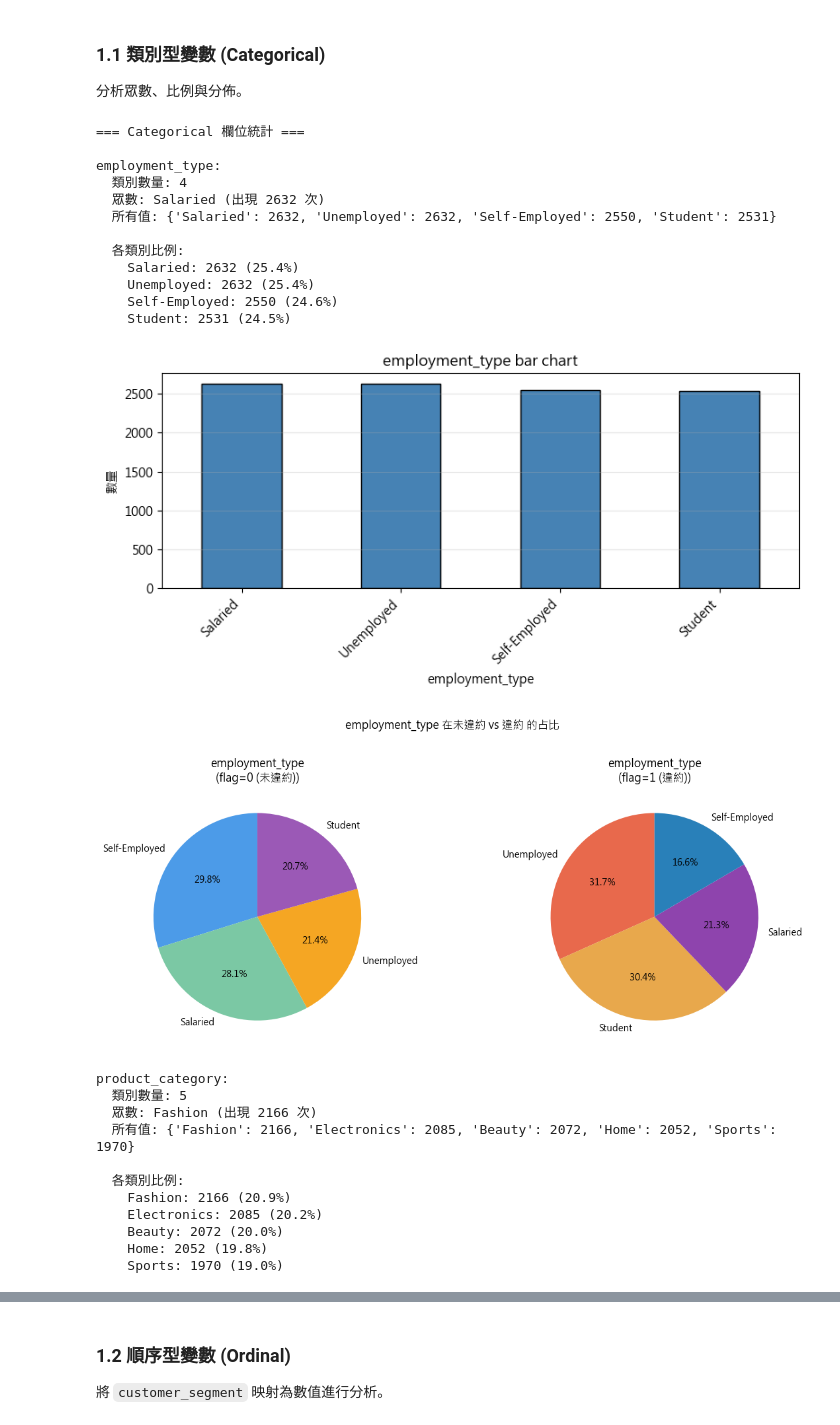
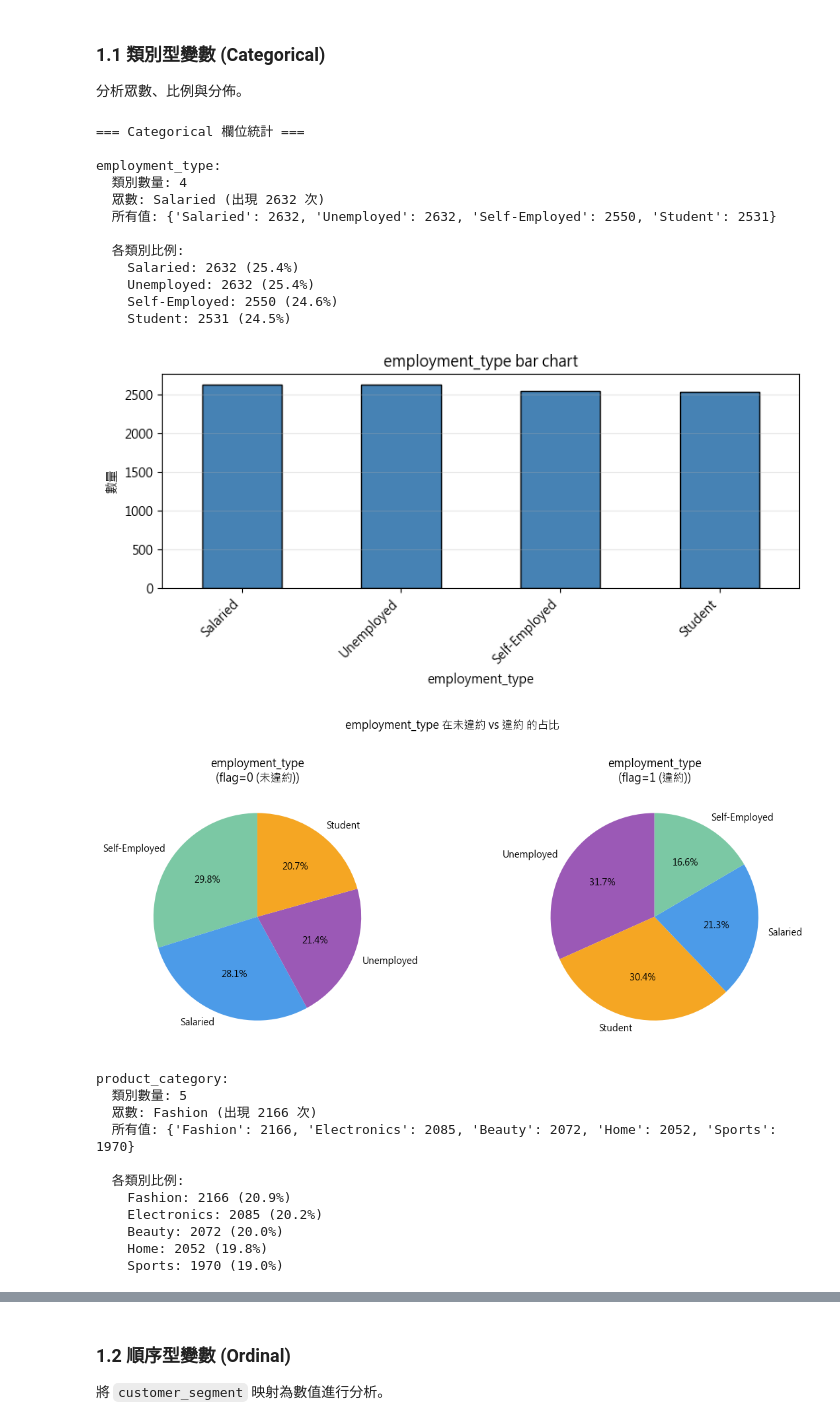
Before and after one commit to BobbleUnderBox/DataMiningG1FinalProject, a Jupyter notebook: notebooks/02_exploratory_data_analysis.ipynb, the cells around one changed output, grey strips where cells are left out. Drawn from its saved outputs; the diff is of its cells as text; code cells hidden in the pictures.

Commit message:
fixed for colors on pie charts

```diff
--- a/notebooks/02_exploratory_data_analysis.ipynb
+++ b/notebooks/02_exploratory_data_analysis.ipynb
@@ -100,41 +100,41 @@ for col in data_types['Categorical']:
         if col == 'default_flag':
             fig, ax = plt.subplots(figsize=(5, 5))
             vc = df[col].value_counts()
             ax.pie(vc, labels=[f"Flag={v}" for v in vc.index],
                    autopct='%1.1f%%', startangle=90,
                    colors=['#4C9BE8', '#E8694C'])
             ax.set_title(f"{col} 整體占比")
             plt.tight_layout()
             plt.show()
         else:
             fig, axes = plt.subplots(1, 2, figsize=(12, 5))
-            for ax, flag_val, color_set in zip(
-                axes, [0, 1],
-                [['#4C9BE8', '#7BC8A4', '#F5A623', '#9B59B6', '#E74C3C', '#2ECC71'],
-                 ['#E8694C', '#E8A84C', '#8E44AD', '#2980B9', '#27AE60', '#E74C3C']]
-            ):
+            palette = ['#4C9BE8', '#7BC8A4', '#F5A623', '#9B59B6', '#E74C3C', '#34495E', '#2ECC71', '#16A085', '#27AE60', '#2980B9', '#8E44AD', '#F1C40F']
+            unique_cats = sorted(df[col].dropna().unique())
+            color_map = {cat: palette[i % len(palette)] for i, cat in enumerate(unique_cats)}
+            for ax, flag_val in zip(axes, [0, 1]):
                 subset = df[df['default_flag'] == flag_val][col].value_counts()
+                subset_colors = [color_map[cat] for cat in subset.index]
                 ax.pie(subset, labels=subset.index, autopct='%1.1f%%',
-                       startangle=90, colors=color_set[:len(subset)])
+                       startangle=90, colors=subset_colors)
                 ax.set_title(f"{col}\n({flag_labels[flag_val]})")
             plt.suptitle(f"{col} 在未違約 vs 違約 的占比", fontsize=12, y=1.02)
             plt.tight_layout()
             plt.show()
 # %% [output]
 === Categorical 欄位統計 ===
 
 employment_type:
   類別數量: 4
   眾數: Salaried (出現 2632 次)
   所有值: {'Salaried': 2632, 'Unemployed': 2632, 'Self-Employed': 2550, 'Student': 2531}
 
   各類別比例:
     Salaried: 2632 (25.4%)
     Unemployed: 2632 (25.4%)
     Self-Employed: 2550 (24.6%)
     Student: 2531 (24.5%)
-[figure, old version]
+[figure, new version]
-[figure, old version]
+[figure, new version]
 product_category:
   類別數量: 5
   眾數: Fashion (出現 2166 次)
```
Also changed, not shown: parts of 7 cells of this notebook, 2 other files.
